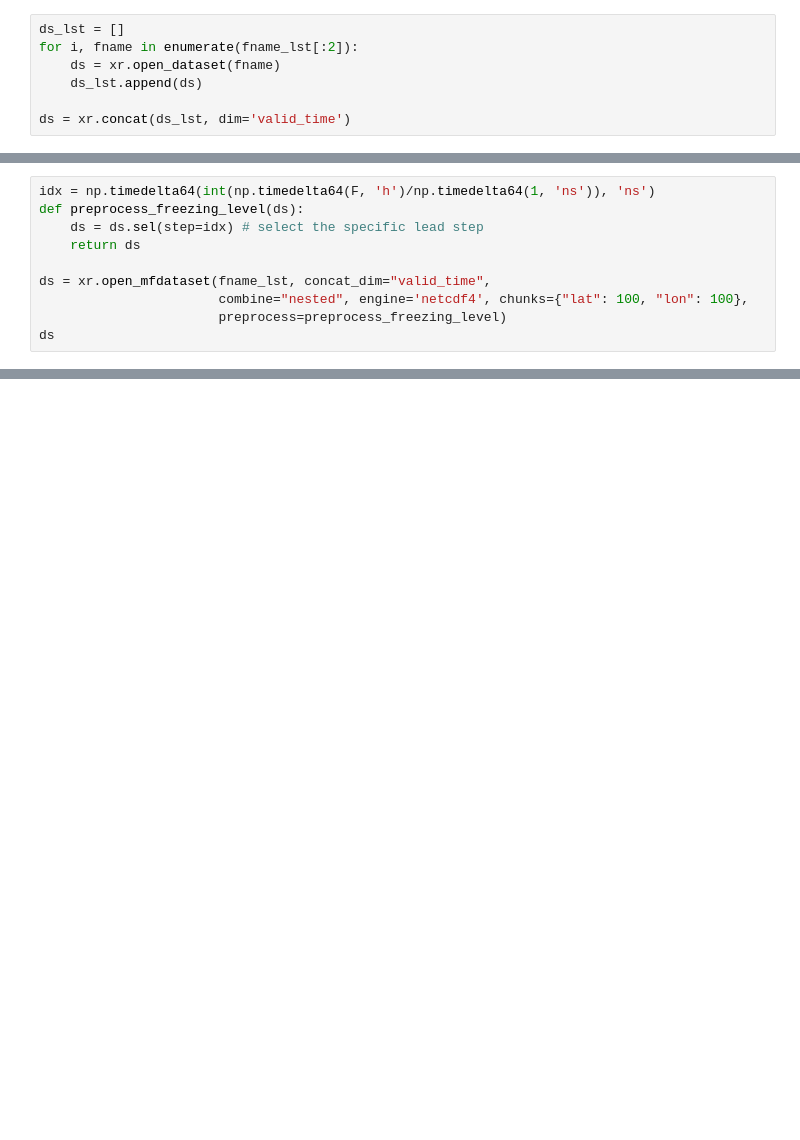
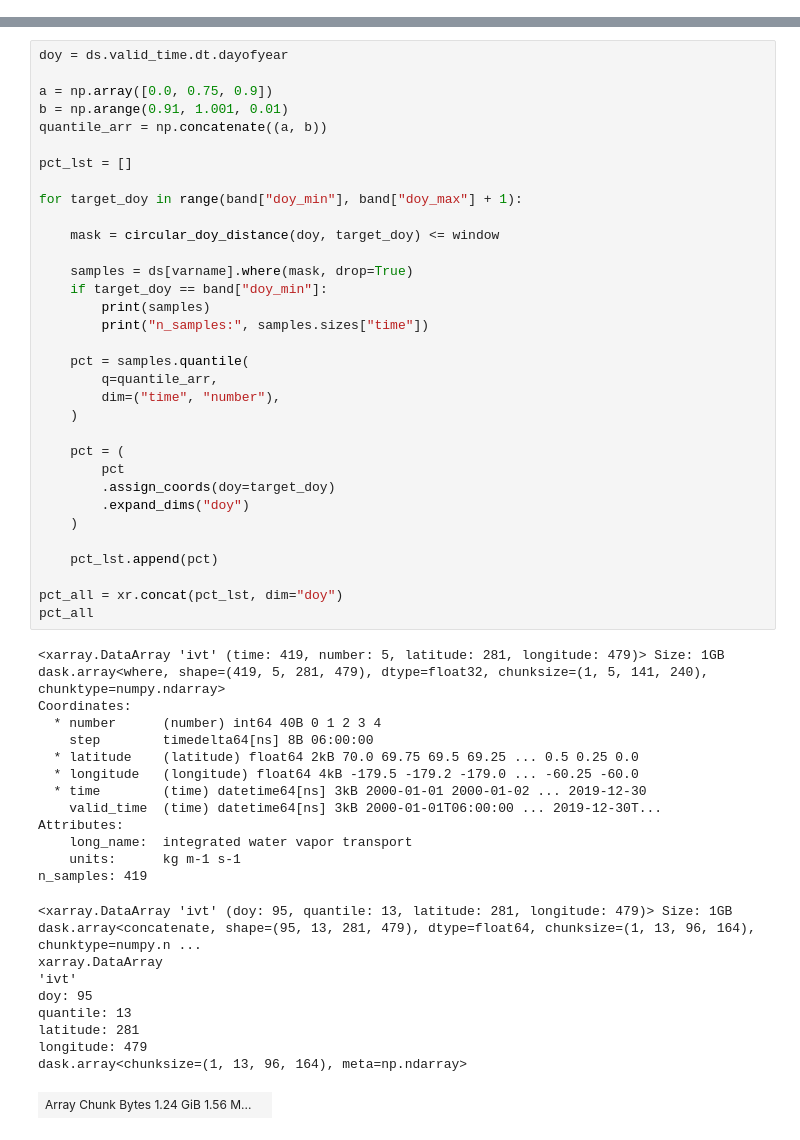
Before and after one commit to dlnash/SEAK_AR_impacts, a Jupyter notebook: preprocess/calculate_mclimate/calculate_mclimate.ipynb, the cells around one changed output, grey strips where cells are left out. Saved outputs shown, nothing was run; the diff lists cells and outputs as text; blank space fills up the shorter version.

```diff
--- a/preprocess/calculate_mclimate/calculate_mclimate.ipynb
+++ b/preprocess/calculate_mclimate/calculate_mclimate.ipynb
@@ -103,7 +0,0 @@ len(fname_lst[:2])
-# %%
-ds_lst = []
-for i, fname in enumerate(fname_lst[:2]):
-    ds = xr.open_dataset(fname)
-    ds_lst.append(ds)
-
-ds = xr.concat(ds_lst, dim='valid_time')
@@ -112,10 +0,0 @@ ValueError: valid_time already exists as coordinate or variable name.
-# %%
-idx = np.timedelta64(int(np.timedelta64(F, 'h')/np.timedelta64(1, 'ns')), 'ns')
-def preprocess_freezing_level(ds):
-    ds = ds.sel(step=idx) # select the specific lead step
-    return ds
-
-ds = xr.open_mfdataset(fname_lst, concat_dim="valid_time",
-                       combine="nested", engine='netcdf4', chunks={"lat": 100, "lon": 100},
-                       preprocess=preprocess_freezing_level)
-ds
@@ -197,0 +163,56 @@ ivt_mclimate.load().to_netcdf(path=fname, mode = 'w', format='NETCDF4')
+# %%
+doy = ds.valid_time.dt.dayofyear
+
+a = np.array([0.0, 0.75, 0.9])
+b = np.arange(0.91, 1.001, 0.01)
+quantile_arr = np.concatenate((a, b))
+
+pct_lst = []
+
+for target_doy in range(band["doy_min"], band["doy_max"] + 1):
+
+    mask = circular_doy_distance(doy, target_doy) <= window
+
+    samples = ds[varname].where(mask, drop=True)
+    if target_doy == band["doy_min"]:
+        print(samples)
+        print("n_samples:", samples.sizes["time"])
+
+    pct = samples.quantile(
+        q=quantile_arr,
+        dim=("time", "number"),
+    )
+
+    pct = (
+        pct
+        .assign_coords(doy=target_doy)
+        .expand_dims("doy")
+    )
+
+    pct_lst.append(pct)
+
+pct_all = xr.concat(pct_lst, dim="doy")
+pct_all
+# %% [output]
+<xarray.DataArray 'ivt' (time: 419, number: 5, latitude: 281, longitude: 479)> Size: 1GB
+dask.array<where, shape=(419, 5, 281, 479), dtype=float32, chunksize=(1, 5, 141, 240), chunktype=numpy.ndarray>
+Coordinates:
+  * number      (number) int64 40B 0 1 2 3 4
+    step        timedelta64[ns] 8B 06:00:00
+  * latitude    (latitude) float64 2kB 70.0 69.75 69.5 69.25 ... 0.5 0.25 0.0
+  * longitude   (longitude) float64 4kB -179.5 -179.2 -179.0 ... -60.25 -60.0
+  * time        (time) datetime64[ns] 3kB 2000-01-01 2000-01-02 ... 2019-12-30
+    valid_time  (time) datetime64[ns] 3kB 2000-01-01T06:00:00 ... 2019-12-30T...
+Attributes:
+    long_name:  integrated water vapor transport
+    units:      kg m-1 s-1
+n_samples: 419
+<xarray.DataArray 'ivt' (doy: 95, quantile: 13, latitude: 281, longitude: 479)> Size: 1GB dask.array<concatenate, shape=(95, 13, 281, 479), dtype=float64, chunksize=(1, 13, 96, 164), chunktype=numpy.n ...
+xarray.DataArray
+'ivt'
+doy: 95
+quantile: 13
+latitude: 281
+longitude: 479
+dask.array<chunksize=(1, 13, 96, 164), meta=np.ndarray>
+| Array Chunk Bytes 1.24 GiB 1.56 M... |  |
```
Also changed, not shown: parts of 14 cells of this notebook, 39 other files.
